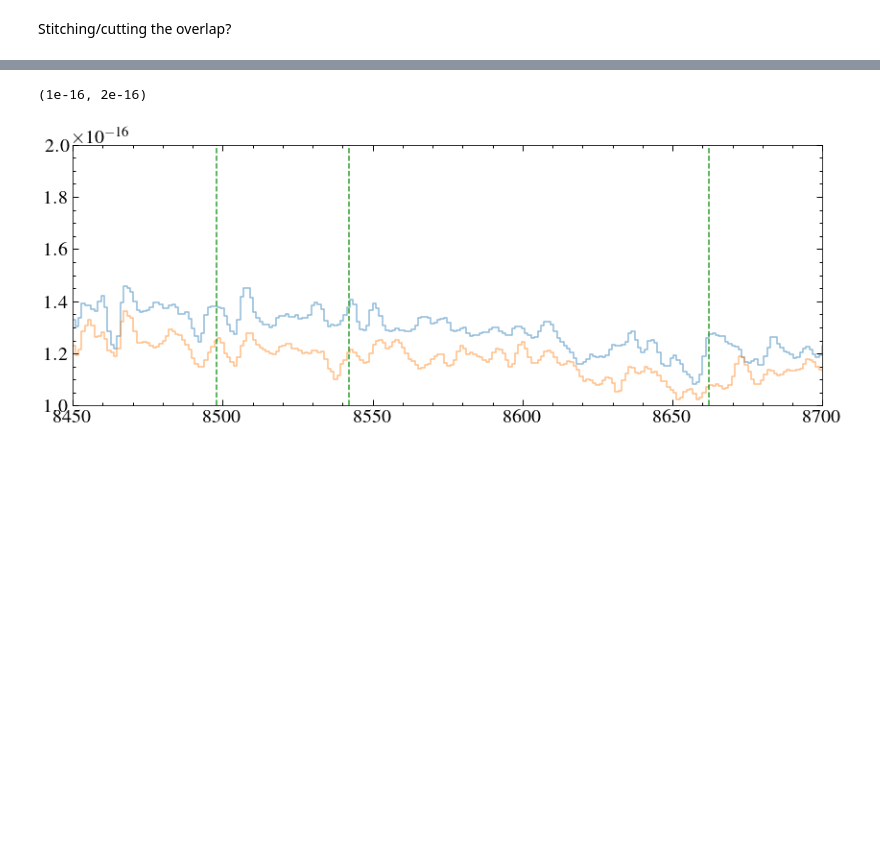
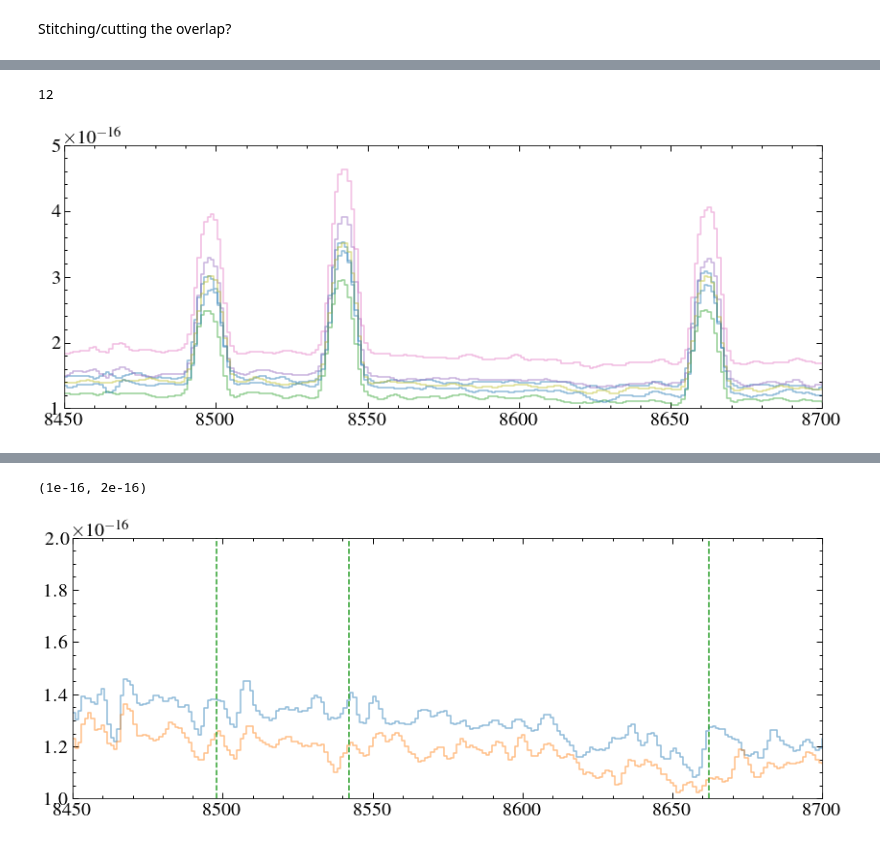
Before and after one commit to davidjwilson/gas_discs, a Jupyter notebook: het_look.ipynb, the cells around one changed output, grey strips where cells are left out. Drawn from its saved outputs; the diff is of its cells as text; code cells hidden in the pictures; blank space fills up the shorter version.

```diff
--- a/het_look.ipynb
+++ b/het_look.ipynb
@@ -208,3 +211,21 @@ plt.ylim (1.5e-15, 2.5e-15)
+# %%
+smooth = 4
+n = 0
+for spec in hetspecs:
+    data = fits.getdata(spec)
+    star = fits.getheader(spec)['OBJECT']
+    if star in ['WDJ0846+5703_066_E', 'WDJ0846+5703_066_W']:
+        w, f, e = data[0], data[1], data[3]
+        f = convolve(f,Box1DKernel(smooth))
+        plt.step(w,f, alpha =0.5)
+        n +=1
+plt.xlim(8450, 8700)
+plt.ylim (0.1e-15, 0.5e-15)
+print(n)
+    # plt.show()
+# %% [output]
+12
+[figure, added]
 # %%
 smooth = 4
 for spec in hetspecs:
```
Also changed, not shown: parts of 6 cells of this notebook, 37 other files.
